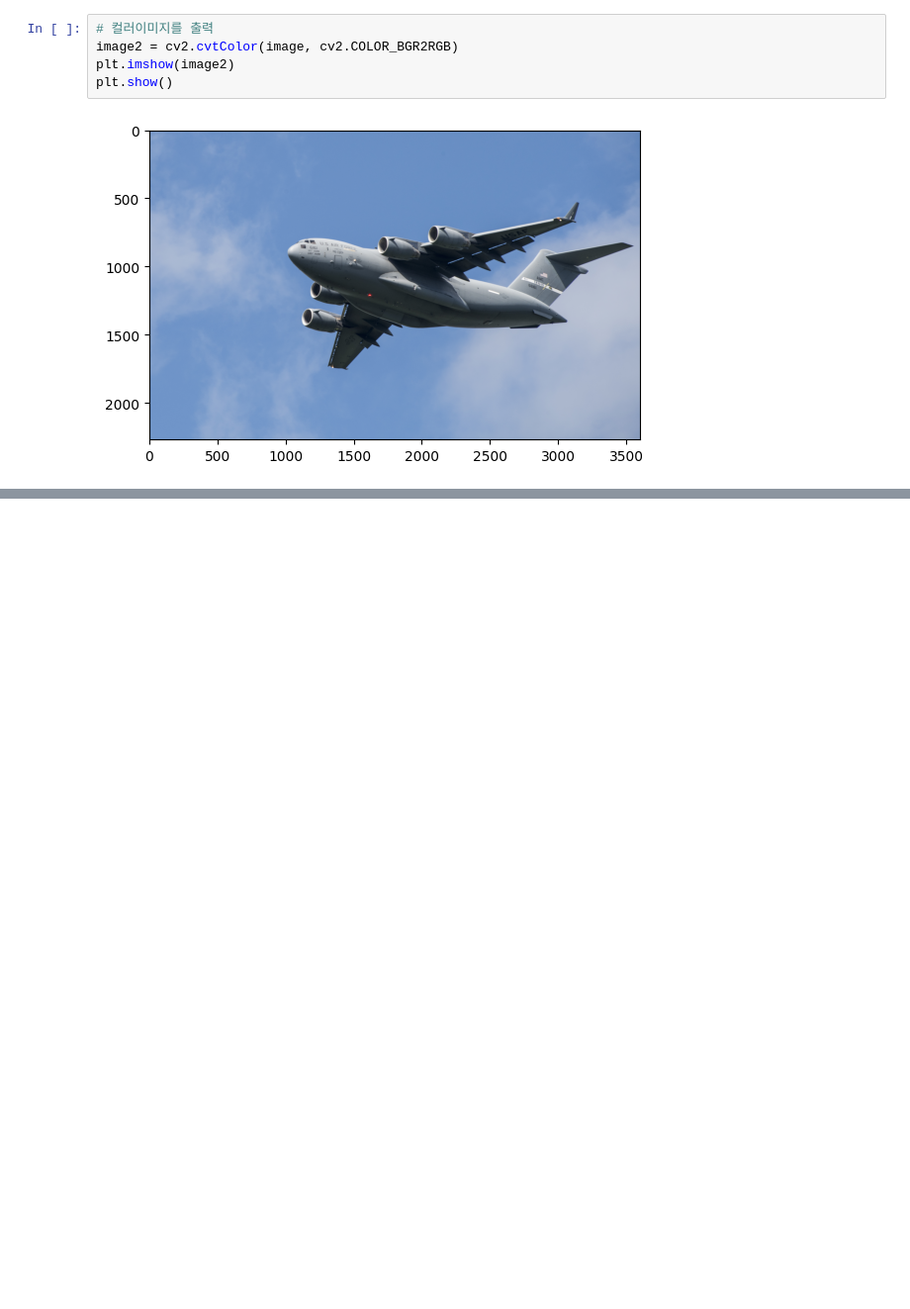
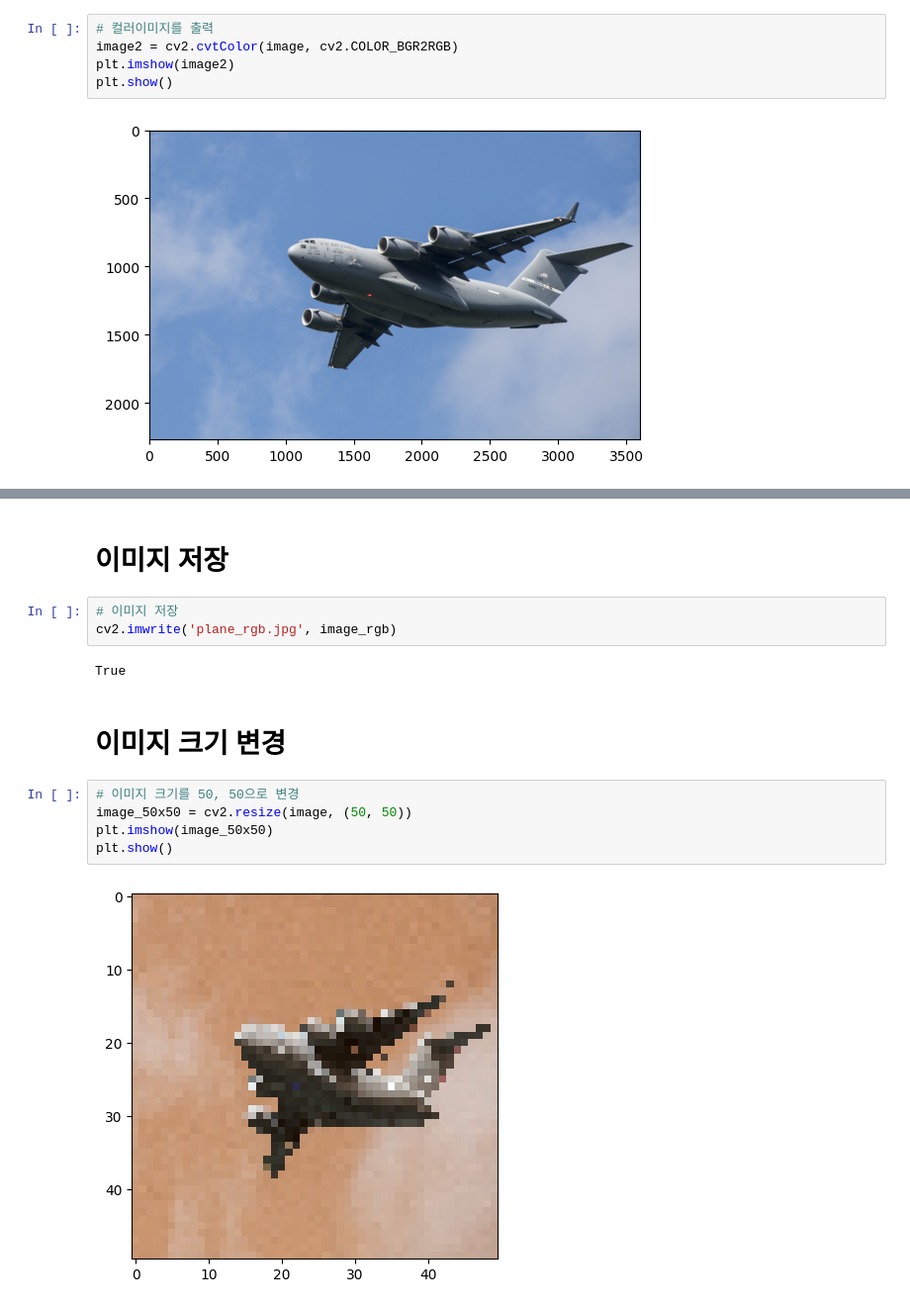
Before and after one commit to horolrolx/ai_visualization, a Jupyter notebook: day07/DAY7.ipynb, the cells around one changed output, grey strips where cells are left out. Shown at 99% size. Drawn from its saved outputs; the diff is of its cells as text; blank space fills up the shorter version.

```diff
--- a/day07/DAY7.ipynb
+++ b/day07/DAY7.ipynb
@@ -77,0 +100,16 @@ plt.show()
+# %% [markdown]
+# 이미지 저장
+# %%
+# 이미지 저장
+cv2.imwrite('plane_rgb.jpg', image_rgb)
+# %% [output]
+True
+# %% [markdown]
+# 이미지 크기 변경
+# %%
+# 이미지 크기를 50, 50으로 변경
+image_50x50 = cv2.resize(image, (50, 50))
+plt.imshow(image_50x50)
+plt.show()
+# %% [output]
+[figure, added]
```
Also changed, not shown: parts of 14 cells of this notebook, 1 other file.
